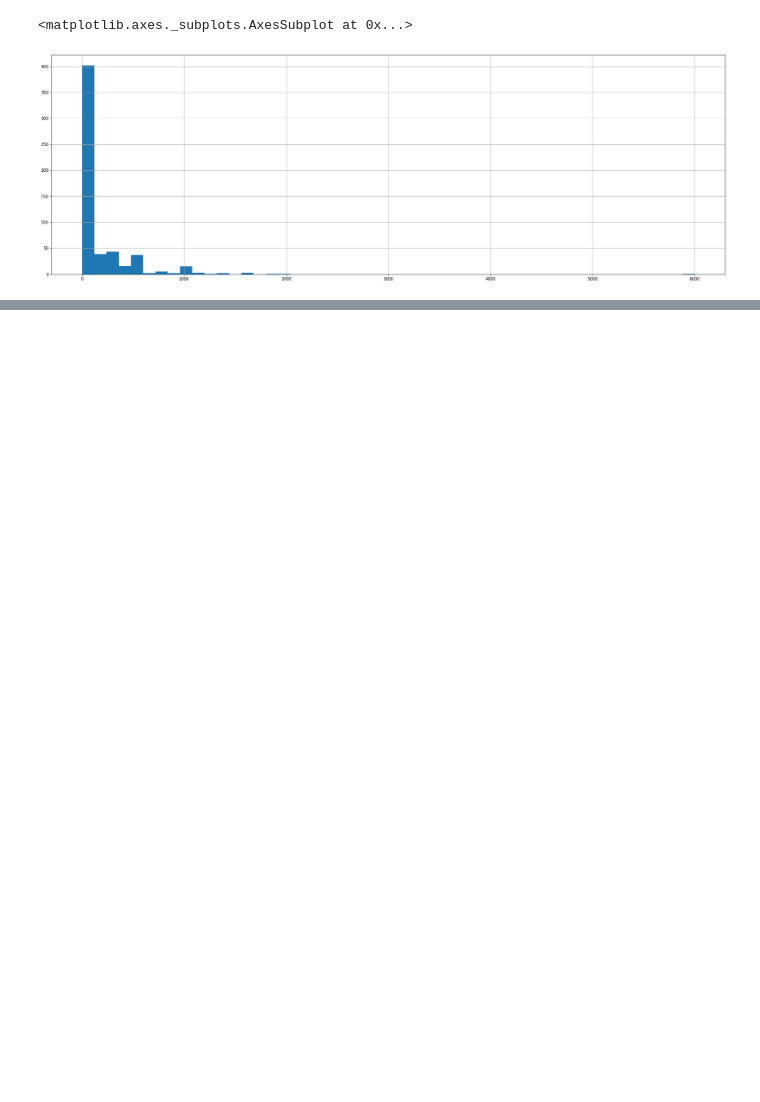
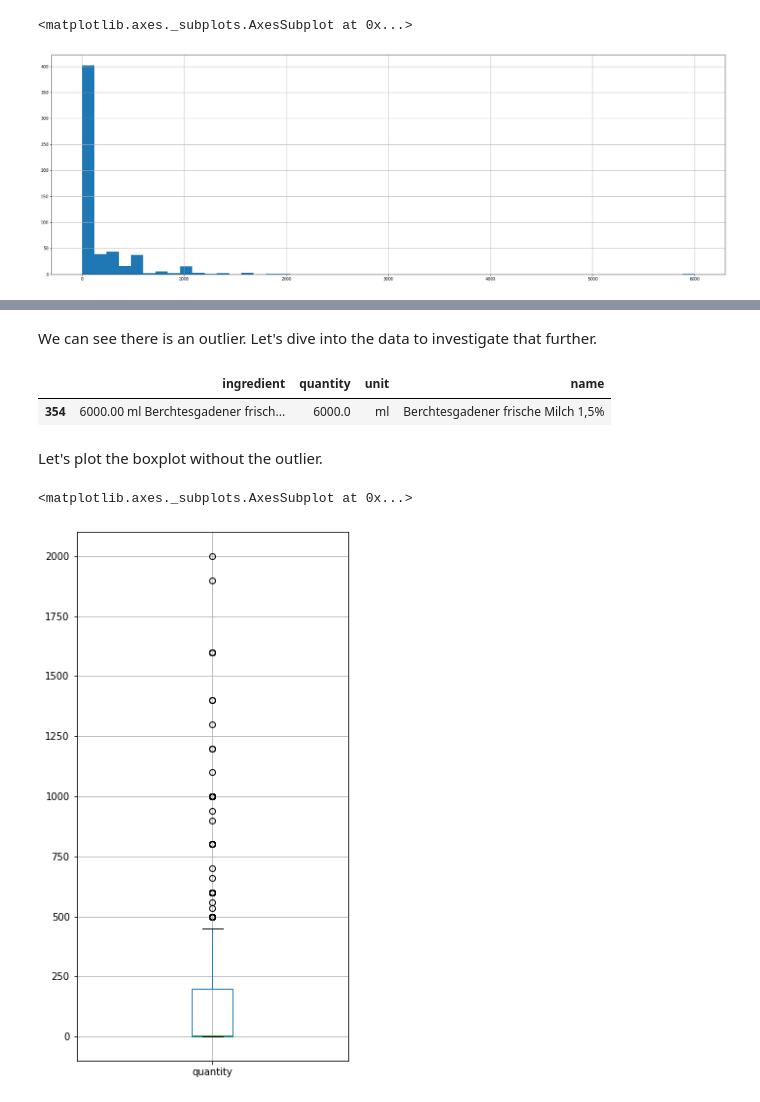
Before and after one commit to y-garcia/recipe-ingredient-classifier, a Jupyter notebook: 01_data_exploration.ipynb, the cells around one changed output, grey strips where cells are left out. Cells and saved outputs as stored; diff of their text form; code cells hidden in the pictures; blank space fills up the shorter version.

```diff
--- a/01_data_exploration.ipynb
+++ b/01_data_exploration.ipynb
@@ -73,0 +81,15 @@ ingredients_df.quantity.hist(figsize = (30,10), bins=50)
+# %% [markdown]
+We can see there is an outlier. Let's dive into the data to investigate that further.
+# %%
+ingredients_df[ingredients_df.quantity>5000]
+# %% [output]
+|  | ingredient | quantity | unit | name |
+| 354 | 6000.00 ml Berchtesgadener frisch... | 6000.0 | ml | Berchtesgadener frische Milch 1,5% |
+# %% [markdown]
+Let's plot the boxplot without the outlier.
+# %%
+ingredients_df_without_outliers = ingredients_df[ingredients_df.quantity<5000]
+ingredients_df_without_outliers.boxplot(column='quantity', figsize = (5,10))
+# %% [output]
+<matplotlib.axes._subplots.AxesSubplot at 0x...>
+[figure, added]
```
Also changed, not shown: parts of 5 cells of this notebook.
